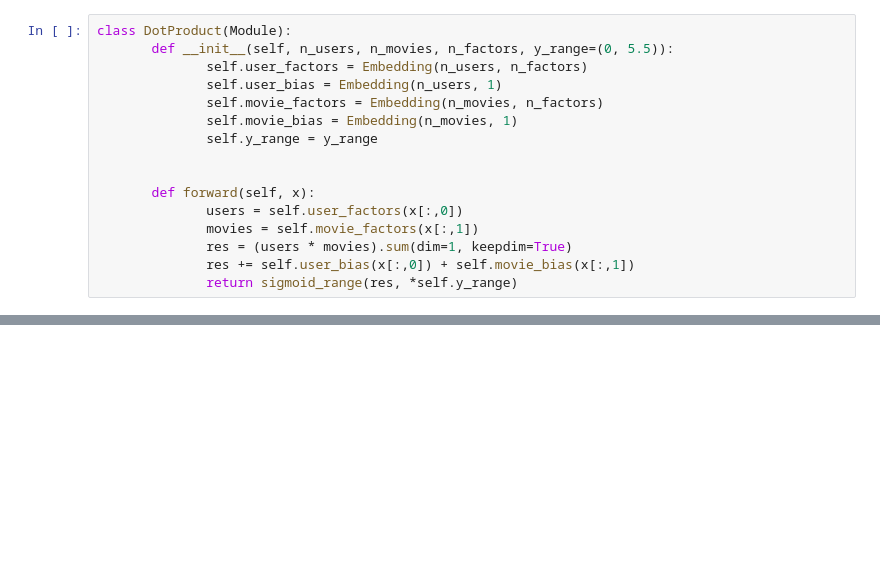
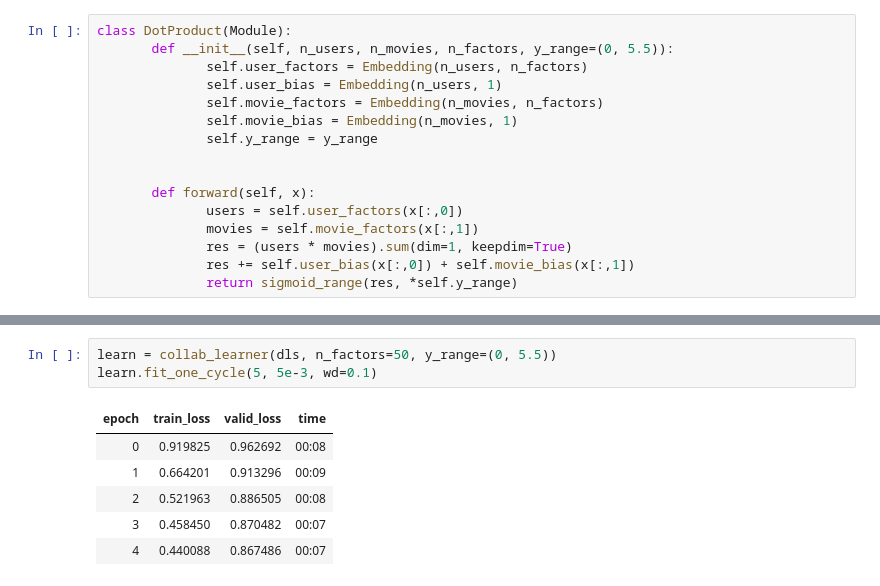
Before and after one commit to phroo02/Machine-Learning-Deep-Learning-Projects, a Jupyter notebook: 4.Collaborative Filtering Deep Dive/main4.ipynb, the cells around one changed output, grey strips where cells are left out. Saved outputs shown, nothing was run; the diff lists cells and outputs as text; blank space fills up the shorter version.

Commit message:
collaborative filtring c3

```diff
--- a/4.Collaborative Filtering Deep Dive/main4.ipynb
+++ b/4.Collaborative Filtering Deep Dive/main4.ipynb
@@ -143,0 +233,10 @@ learn.fit_one_cycle(5, 5e-3)
+# %%
+learn = collab_learner(dls, n_factors=50, y_range=(0, 5.5))
+learn.fit_one_cycle(5, 5e-3, wd=0.1)
+# %% [output]
+| epoch | train_loss | valid_loss | time |
+| 0 | 0.919825 | 0.962692 | 00:08 |
+| 1 | 0.664201 | 0.913296 | 00:09 |
+| 2 | 0.521963 | 0.886505 | 00:08 |
+| 3 | 0.458450 | 0.870482 | 00:07 |
+| 4 | 0.440088 | 0.867486 | 00:07 |
```
Also changed, not shown: parts of 32 cells of this notebook, 1 other file.
